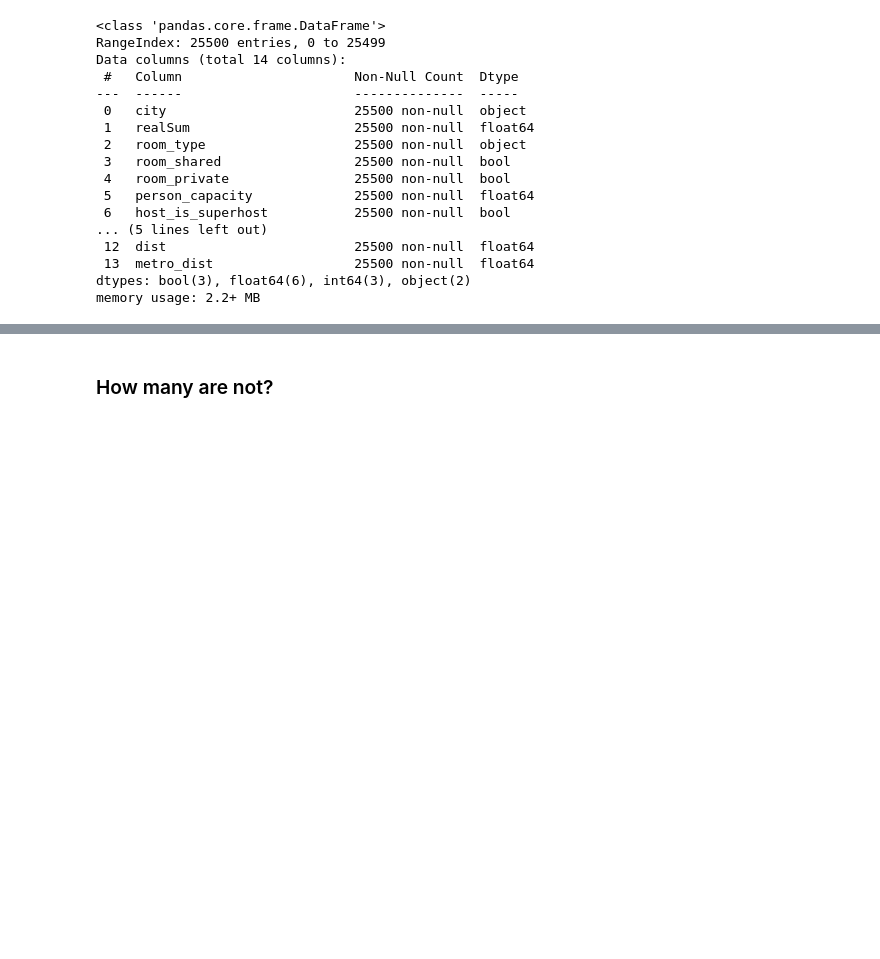
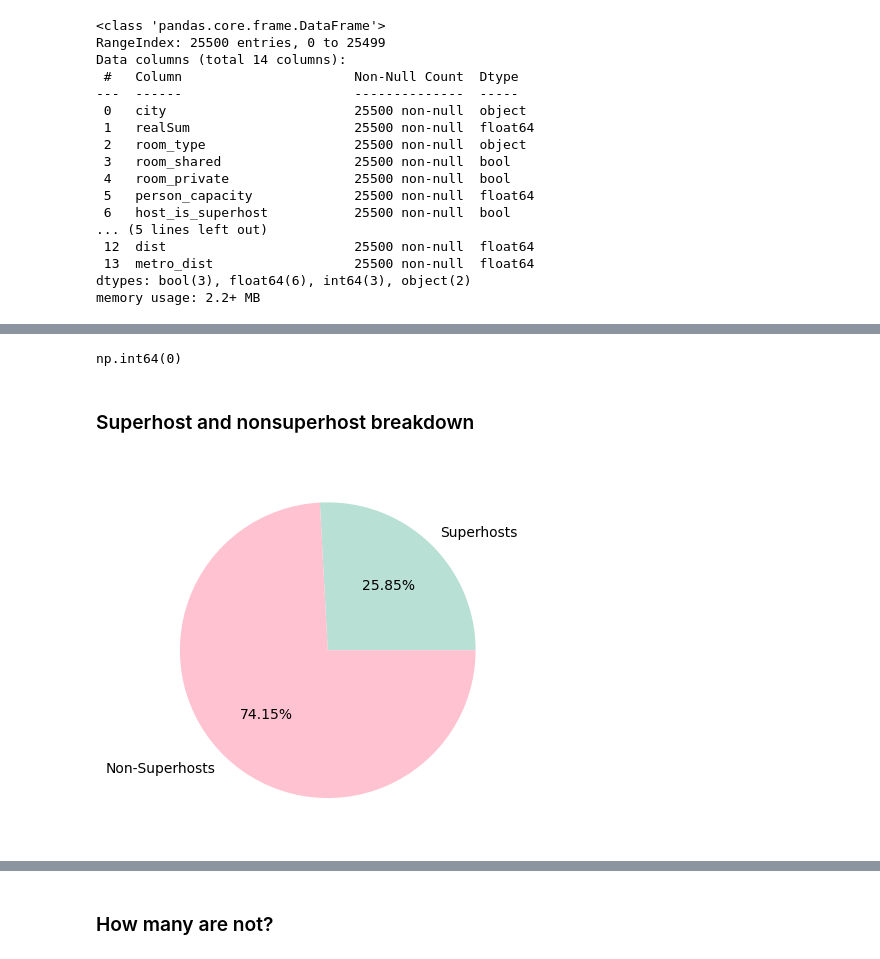
Before and after one commit to pomimon/2021-european-airbnb-analysis, a Jupyter notebook: Airbnb_all_weekdays_2021.ipynb, the cells around one changed output, grey strips where cells are left out. Cells and saved outputs as stored; diff of their text form; code cells hidden in the pictures; blank space fills up the shorter version.

Commit message:
Fix errors, add charts

```diff
--- a/Airbnb_all_weekdays_2021.ipynb
+++ b/Airbnb_all_weekdays_2021.ipynb
@@ -99,0 +127,24 @@ print(is_superhost)
+# %%
+allcity_data.duplicated().sum()
+# %% [output]
+np.int64(0)
+# %% [markdown]
+### Superhost and nonsuperhost breakdown
+# %%
+super_host_df = allcity_data.query('host_is_superhost == True')
+plain_host_df = allcity_data.query('host_is_superhost == False')
+
+total_host = len(allcity_data)
+total_super_host = len(super_host_df)
+total_plain_host = len(plain_host_df)
+
+assert(total_super_host + total_plain_host == total_host)
+
+values = [total_super_host, total_plain_host]
+labels = ['Superhosts', 'Non-Superhosts']
+
+fig, ax = plt.subplots()
+ax.pie(values, labels=labels, autopct='%1.2f%%', colors=['#b8e0d4', '#ffc2d1'])
+plt.show()
+# %% [output]
+[figure, added]
```
Also changed, not shown: parts of 43 cells of this notebook.
